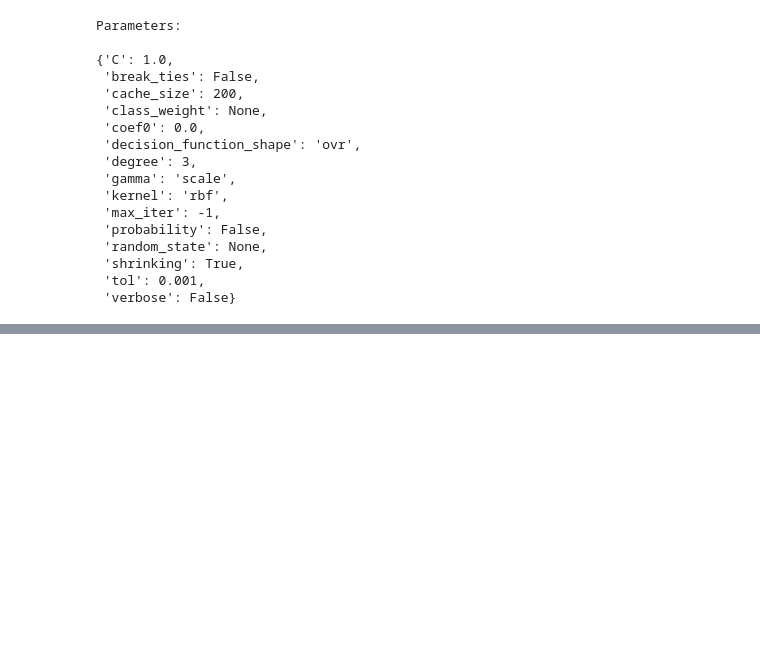
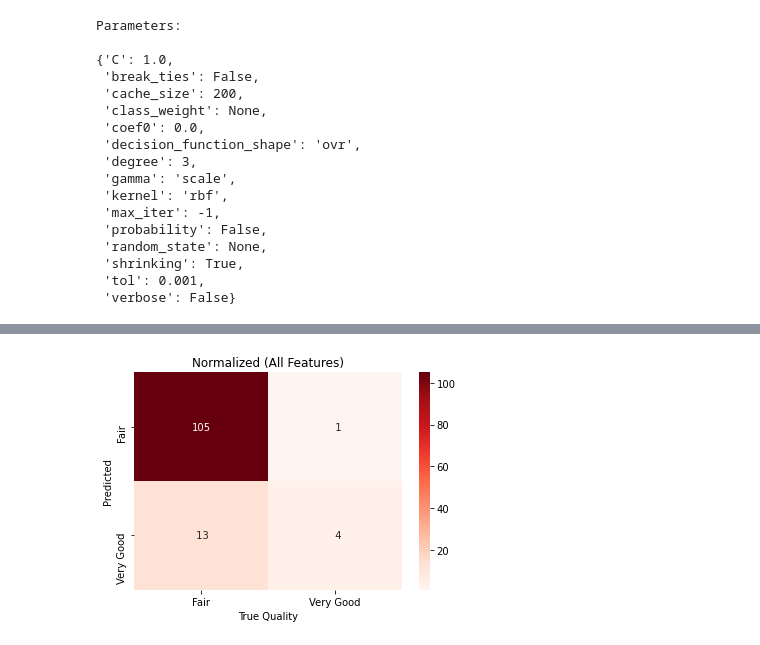
Before and after one commit to josiedeleon/Final-Project, a Jupyter notebook: SVM_red.ipynb, the cells around one changed output, grey strips where cells are left out. Drawn from its saved outputs; the diff is of its cells as text; code cells hidden in the pictures; blank space fills up the shorter version.

```diff
--- a/SVM_red.ipynb
+++ b/SVM_red.ipynb
@@ -176,3 +177,0 @@ X_train.shape, X_val.shape, X_test.shape
-# %%
-#Train the model using the training data
-model.fit(X_train, y_train)
@@ -196,3 +177,0 @@ X_train.shape, X_val.shape, X_test.shape
-# %%
-#Train the model using the training data
-model.fit(X_train, y_train)
@@ -401,13 +354,15 @@ print(classification_report(y_test, grid_predictions
 # %%
 # Plot Confusion Matrix - (Normalized)
 
 label_aux = plt.subplot()
 cm_svm_red = confusion_matrix(y_test, grid_predictions)
 cm_svm = pd.DataFrame(cm_svm_red,
                      index = ['Fair','Very Good'],
                      columns = ['Fair','Very Good'])
 sns.heatmap(cm_svm,annot=True,cmap=plt.cm.Reds,fmt='3')
 #label_aux.set_title('Normalized')
 label_aux.set_xlabel('True Quality');label_aux.set_ylabel('Predicted')
-label_aux.set_title('Normalized (All features)')
-#plt.savefig('Resources/images/svm_red_cm_nor_all.jpg');
+label_aux.set_title('Normalized (All Features)')
+plt.savefig('Resources/images/svm_red_cm_nor_all.jpg');
+# %% [output]
+[figure, added]
```
Also changed, not shown: parts of 53 cells of this notebook, 13 other files.
